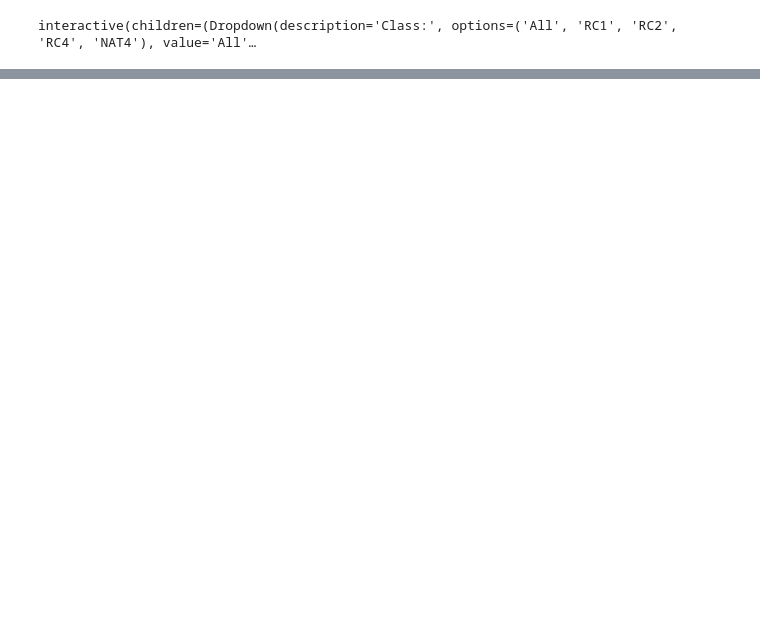
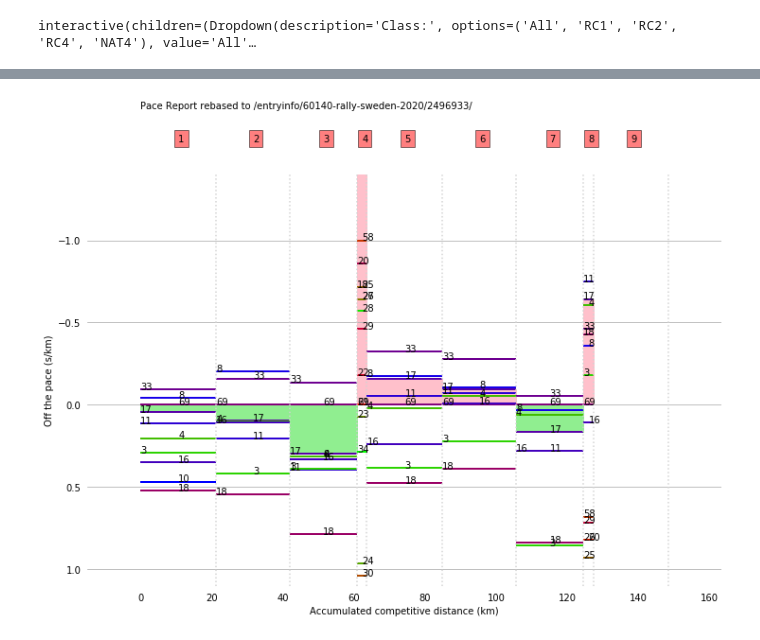
Before and after one commit to psychemedia/WRC_sketches, a Jupyter notebook: doodles/ewrc Rally Console.ipynb, the cells around one changed output, grey strips where cells are left out. Saved outputs shown, nothing was run; the diff lists cells and outputs as text; code cells hidden in the pictures; blank space fills up the shorter version.

```diff
--- a/doodles/ewrc Rally Console.ipynb
+++ b/doodles/ewrc Rally Console.ipynb
@@ -54,0 +84,5 @@ pace_map(ewrc, PACEMAX=2, stretch=True, rally_class='RC1',
+# %%
+pace_map(ewrc, PACEMAX=1, stretch=True, rebase=rovanpera,
+        compared_with=ogier, filename='testpng/pacemap_rov_ogi.png');
+# %% [output]
+[figure, added]
```
Also changed, not shown: parts of 16 cells of this notebook.
